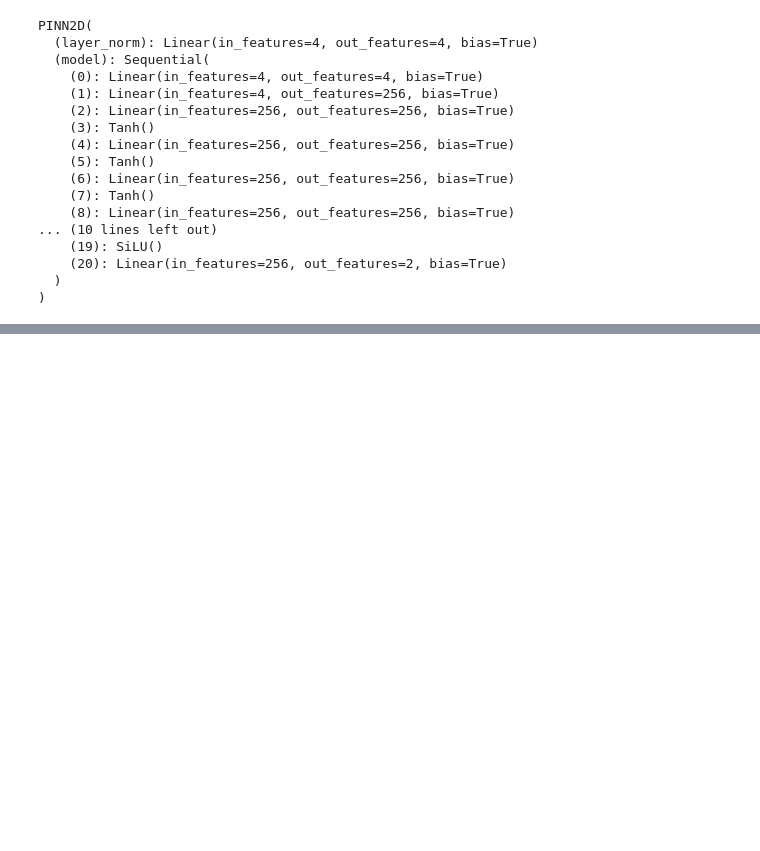
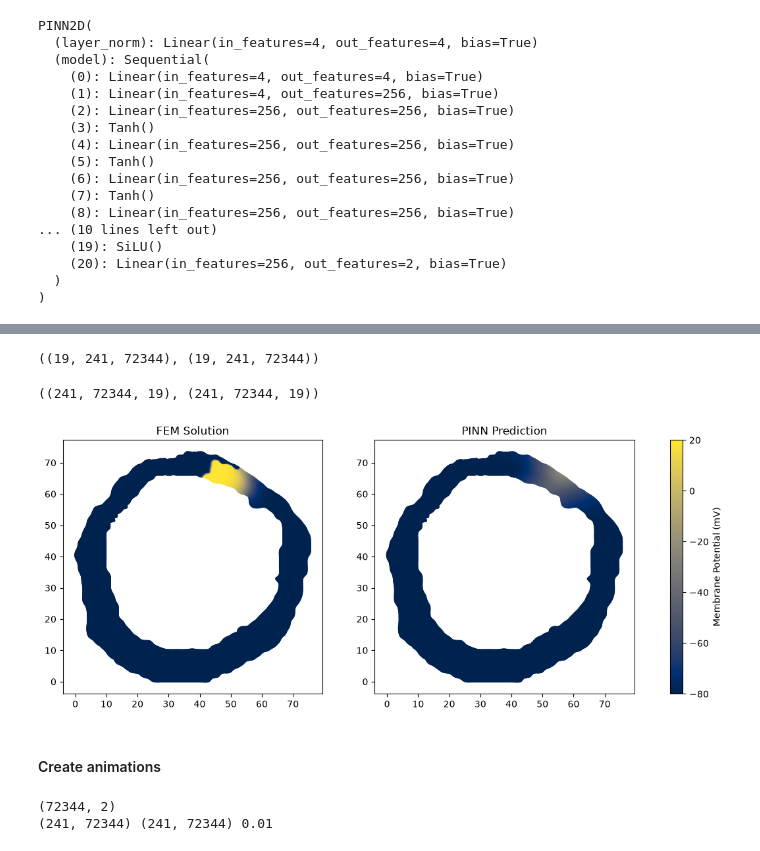
Before and after one commit to Adamjakobsen/SCAR-EP-PINN, a Jupyter notebook: explore_data.ipynb, the cells around one changed output, grey strips where cells are left out. Drawn from its saved outputs; the diff is of its cells as text; code cells hidden in the pictures; blank space fills up the shorter version.

```diff
--- a/explore_data.ipynb
+++ b/explore_data.ipynb
@@ -205,0 +329,4 @@ vm_reshaped = vm.reshape((n_timesteps, n_vertices, len(indices)))
+# %%
+vm_all.shape, preds.shape
+# %% [output]
+((19, 241, 72344), (19, 241, 72344))
@@ -206,2 +336,6 @@ vm_reshaped = vm.reshape((n_timesteps, n_vertices, len(indices)))
+# %%
+vm_all_reshaped.shape, preds_reshaped.shape
+# %% [output]
+((241, 72344, 19), (241, 72344, 19))
 # %%
 # Save preds and ground truth to .npy files
@@ -210,3 +409,15 @@ np.save(os.path.abspath("./data/vm_variation_scar_full.npy"), vm_reshaped)
+# %%
+vm_plotter = VMMeshPlotData(t_plot=50, case_data=dm.case_data)
+
+fig, (ax_fem, ax_pinn) = plt.subplots(1, 2, figsize=(14, 5))
+pcm = vm_plotter.comparative_plot(ax_fem, ax_pinn, 0)
+
+ax_fem.set_title("FEM Solution")
+ax_pinn.set_title("PINN Prediction")
+fig.colorbar(pcm, ax=[ax_fem, ax_pinn], orientation='vertical', label='Membrane Potential (mV)')
+plt.show()
+# %% [output]
+[figure, added]
 # %%
 from utils import get_mesh_data
 import matplotlib.tri as tri
@@ -296,3 +511,10 @@ def animation_PINN_FEM(exp_idx,
     outpath = os.path.join(ANIM_OUTDIR, filename)
     ani.save(outpath, writer=animation.FFMpegWriter(fps=fps, codec=ANIM_CODEC, bitrate=bitrate))
     plt.close(fig)
+# %% [markdown]
+#### Create animations
+# %%
+animation_PINN_FEM(0)
+# %% [output]
+(72344, 2)
+(241, 72344) (241, 72344) 0.01
```
Also changed, not shown: parts of 39 cells of this notebook.
